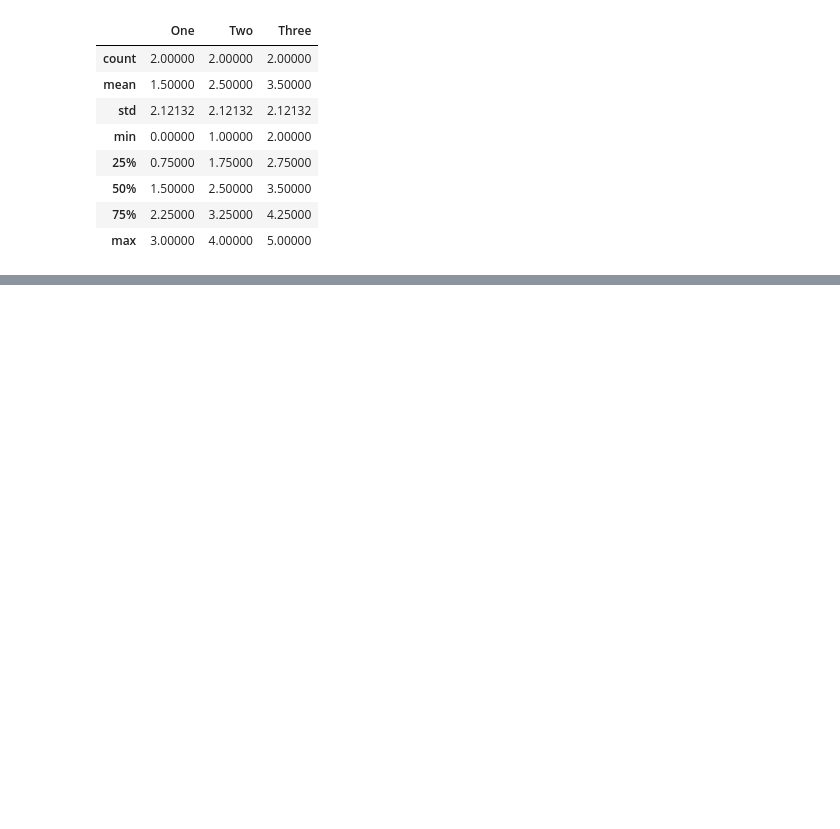
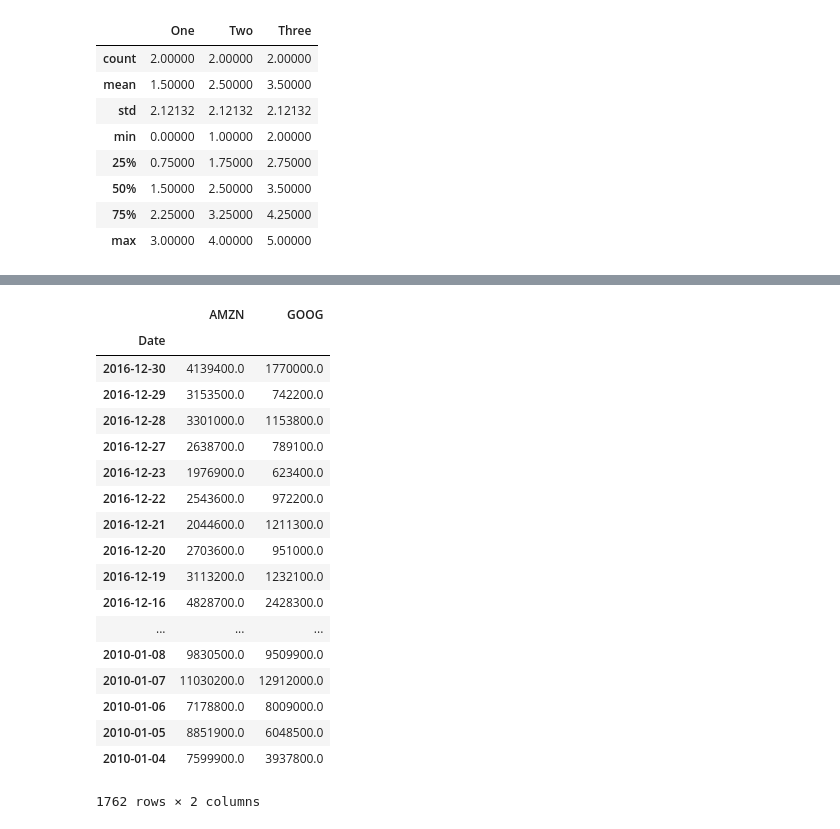
Before and after one commit to SabinoGs/DataAnalysisEducation, a Jupyter notebook: Statistics.ipynb, the cells around one changed output, grey strips where cells are left out. Drawn from its saved outputs; the diff is of its cells as text; code cells hidden in the pictures; blank space fills up the shorter version.

```diff
--- a/Statistics.ipynb
+++ b/Statistics.ipynb
@@ -70,0 +120,23 @@ df.describe()
+# %%
+volume = stocks['Volume']
+volume
+# %% [output]
+|  | AMZN | GOOG |
+| Date |  |  |
+| 2016-12-30 | 4139400.0 | 1770000.0 |
+| 2016-12-29 | 3153500.0 | 742200.0 |
+| 2016-12-28 | 3301000.0 | 1153800.0 |
+| 2016-12-27 | 2638700.0 | 789100.0 |
+| 2016-12-23 | 1976900.0 | 623400.0 |
+| 2016-12-22 | 2543600.0 | 972200.0 |
+| 2016-12-21 | 2044600.0 | 1211300.0 |
+| 2016-12-20 | 2703600.0 | 951000.0 |
+| 2016-12-19 | 3113200.0 | 1232100.0 |
+| 2016-12-16 | 4828700.0 | 2428300.0 |
+| ... | ... | ... |
+| 2010-01-08 | 9830500.0 | 9509900.0 |
+| 2010-01-07 | 11030200.0 | 12912000.0 |
+| 2010-01-06 | 7178800.0 | 8009000.0 |
+| 2010-01-05 | 8851900.0 | 6048500.0 |
+| 2010-01-04 | 7599900.0 | 3937800.0 |
+1762 rows × 2 columns
```
Also changed, not shown: parts of 13 cells of this notebook, 1 other file.
